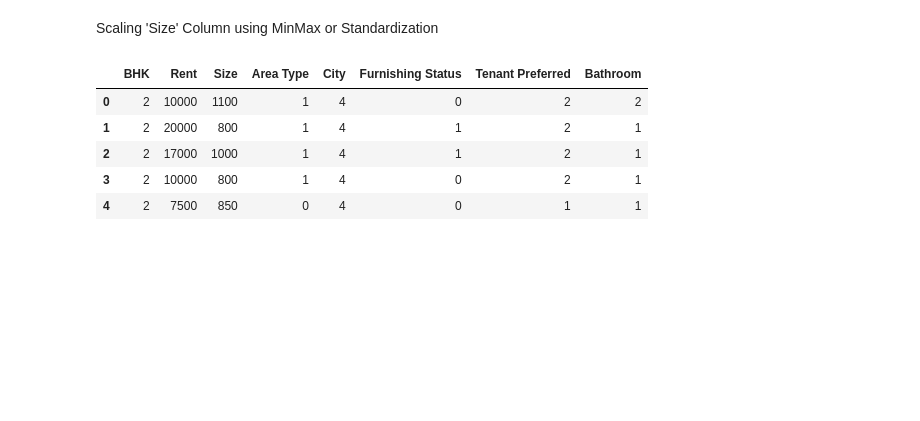
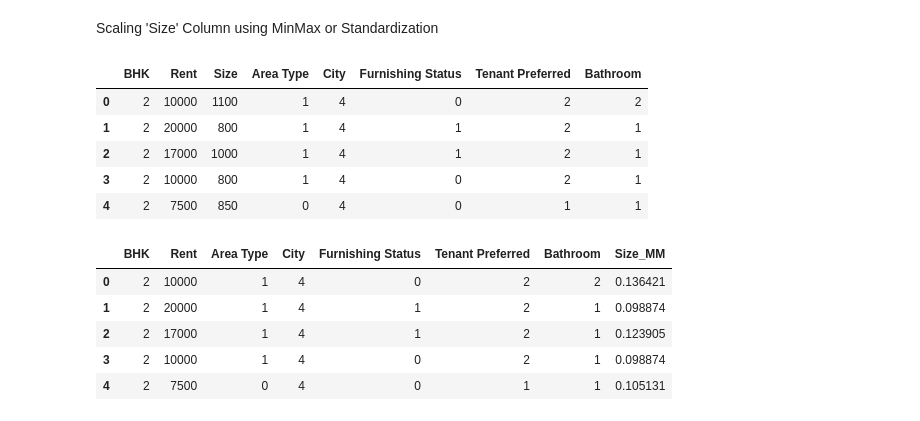
Before and after one commit to fudge-fantastic/Machine-Learning, a Jupyter notebook: House_Rent_Prediction/House-Rent-Prediction.ipynb, the cells around one changed output. Cells and saved outputs as stored; diff of their text form; code cells hidden in the pictures; blank space fills up the shorter version.

```diff
--- a/House_Rent_Prediction/House-Rent-Prediction.ipynb
+++ b/House_Rent_Prediction/House-Rent-Prediction.ipynb
@@ -327,3 +329,12 @@ hd2.drop(columns=['Size'], inplace = True)
 # %%
 hd1.rename(columns = {'Size_Scaled_MinMax':'Size_MM'}, inplace = True)
 hd2.rename(columns = {'Size_Standardized':'Size_STD'}, inplace = True)
+# %%
+hd1.head()
+# %% [output]
+|  | BHK | Rent | Area Type | City | Furnishing Status | Tenant Preferred | Bathroom | Size_MM |
+| 0 | 2 | 10000 | 1 | 4 | 0 | 2 | 2 | 0.136421 |
+| 1 | 2 | 20000 | 1 | 4 | 1 | 2 | 1 | 0.098874 |
+| 2 | 2 | 17000 | 1 | 4 | 1 | 2 | 1 | 0.123905 |
+| 3 | 2 | 10000 | 1 | 4 | 0 | 2 | 1 | 0.098874 |
+| 4 | 2 | 7500 | 0 | 4 | 0 | 1 | 1 | 0.105131 |
```
Also changed, not shown: parts of 13 cells of this notebook, 1 other file.
